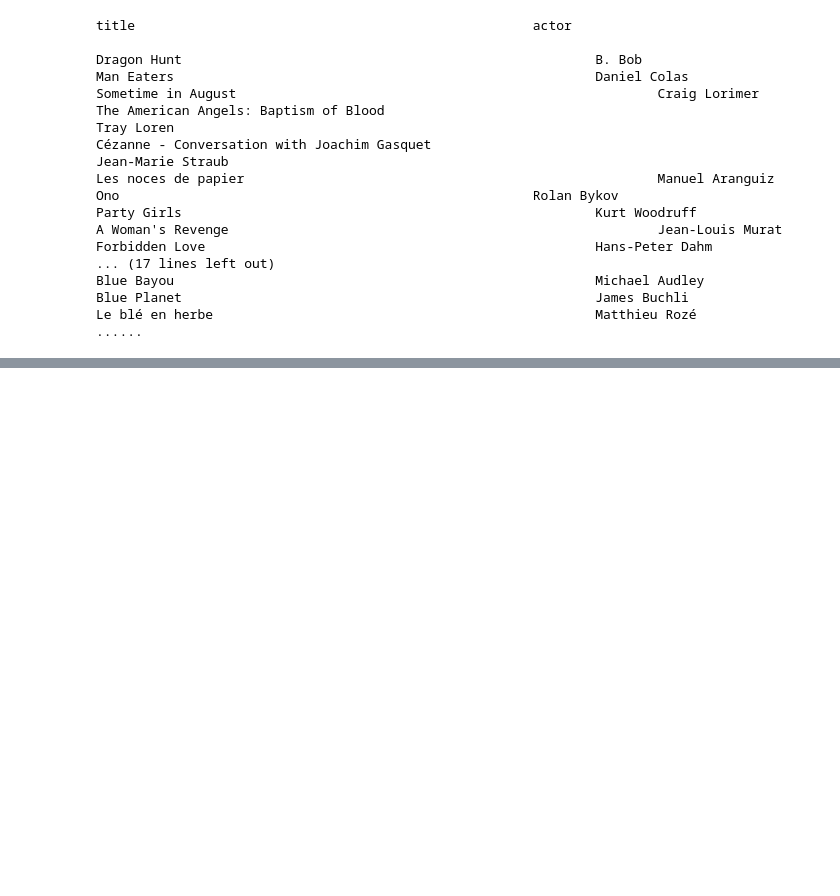
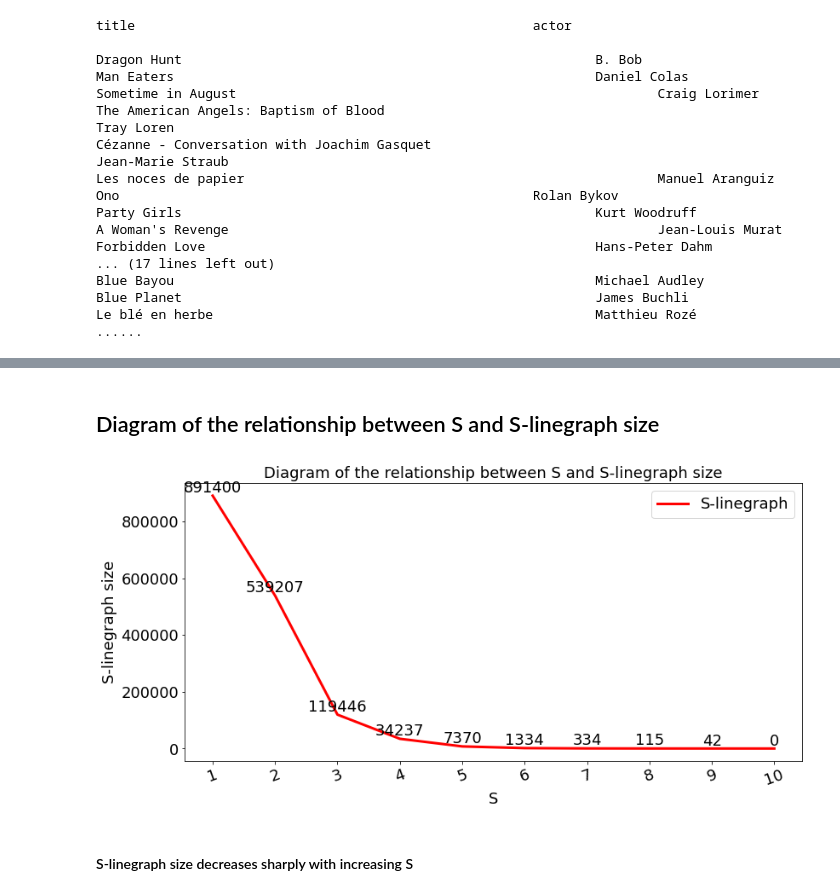
Before and after one commit to ZhipingLi/Cpt_s-591-Project, a Jupyter notebook: Hypergraph Analysis.ipynb, the cells around one changed output, grey strips where cells are left out. Saved outputs shown, nothing was run; the diff lists cells and outputs as text; code cells hidden in the pictures; blank space fills up the shorter version.

```diff
--- a/Hypergraph Analysis.ipynb
+++ b/Hypergraph Analysis.ipynb
@@ -484,0 +630,24 @@ Le blé en herbe                                                 Matthieu Rozé
+# %% [markdown]
+## Diagram of the relationship between S and S-linegraph size
+# %%
+x_ticks = [1, 2, 3, 4, 5, 6, 7, 8, 9, 10]
+x = np.arange(len(x_ticks))
+y = [891400, 539207, 119446, 34237, 7370, 1334, 334, 115, 42, 0]
+
+plt.figure(figsize=(13, 6))
+plt.plot(x, y, color='#FF0000', label='S-linegraph', linewidth=3.0)
+for a, b in zip(x, y):
+    plt.text(a, b, '%d'%b, ha='center', va= 'bottom', fontsize=18)
+
+plt.xticks([r for r in x], x_ticks, fontsize=18, rotation=20)
+plt.yticks(fontsize=18)
+plt.xlabel(u'S', fontsize=18)
+plt.ylabel(u'S-linegraph size', fontsize=18)
+plt.title(u'Diagram of the relationship between S and S-linegraph size', fontsize=18)
+plt.legend(fontsize=18)
+
+plt.show()
+# %% [output]
+[figure, added]
+# %% [markdown]
+#### S-linegraph size decreases sharply with increasing S
```
Also changed, not shown: parts of 16 cells of this notebook, 2 other files.
